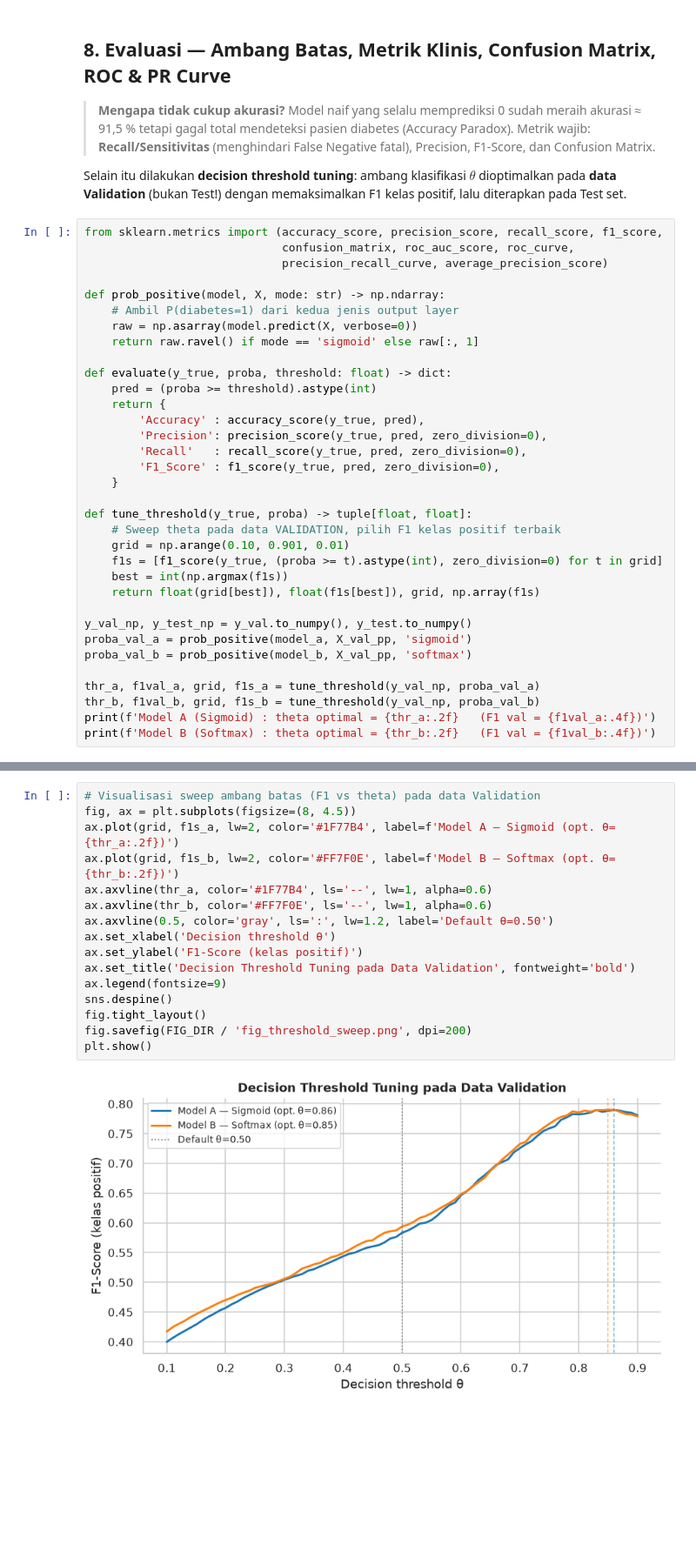
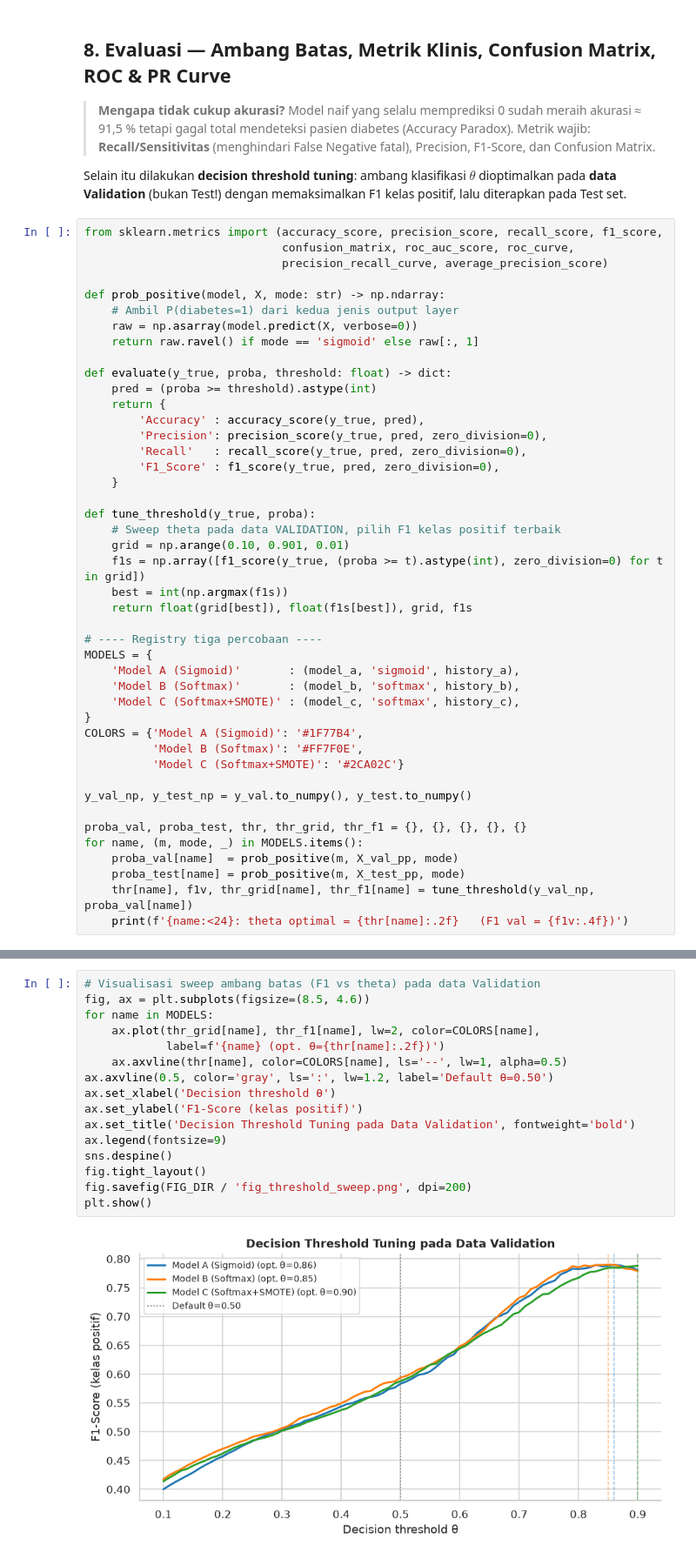
Before and after one commit to zahran-rzq/DSEC_Diabetes_Prediction_Project, a Jupyter notebook: src/diabetes_model_development.ipynb, the cells around one changed output, grey strips where cells are left out. Shown at 87% size. Drawn from its saved outputs; the diff is of its cells as text; blank space fills up the shorter version.

```diff
--- a/src/diabetes_model_development.ipynb
+++ b/src/diabetes_model_development.ipynb
@@ -526,19 +596,29 @@ def evaluate(y_true, proba, threshold: float) -> dict:
         'F1_Score' : f1_score(y_true, pred, zero_division=0),
     }
 
-def tune_threshold(y_true, proba) -> tuple[float, float]:
+def tune_threshold(y_true, proba):
     # Sweep theta pada data VALIDATION, pilih F1 kelas positif terbaik
     grid = np.arange(0.10, 0.901, 0.01)
-    f1s = [f1_score(y_true, (proba >= t).astype(int), zero_division=0) for t in grid]
+    f1s = np.array([f1_score(y_true, (proba >= t).astype(int), zero_division=0) for t in grid])
     best = int(np.argmax(f1s))
-    return float(grid[best]), float(f1s[best]), grid, np.array(f1s)
+    return float(grid[best]), float(f1s[best]), grid, f1s
+
+# ---- Registry tiga percobaan ----
+MODELS = {
+    'Model A (Sigmoid)'       : (model_a, 'sigmoid', history_a),
+    'Model B (Softmax)'       : (model_b, 'softmax', history_b),
+    'Model C (Softmax+SMOTE)' : (model_c, 'softmax', history_c),
+}
+COLORS = {'Model A (Sigmoid)': '#1F77B4',
+          'Model B (Softmax)': '#FF7F0E',
+          'Model C (Softmax+SMOTE)': '#2CA02C'}
 
 y_val_np, y_test_np = y_val.to_numpy(), y_test.to_numpy()
-proba_val_a = prob_positive(model_a, X_val_pp, 'sigmoid')
-proba_val_b = prob_positive(model_b, X_val_pp, 'softmax')
 
-thr_a, f1val_a, grid, f1s_a = tune_threshold(y_val_np, proba_val_a)
-thr_b, f1val_b, grid, f1s_b = tune_threshold(y_val_np, proba_val_b)
-print(f'Model A (Sigmoid) : theta optimal = {thr_a:.2f}   (F1 val = {f1val_a:.4f})')
-print(f'Model B (Softmax) : theta optimal = {thr_b:.2f}   (F1 val = {f1val_b:.4f})')
+proba_val, proba_test, thr, thr_grid, thr_f1 = {}, {}, {}, {}, {}
+for name, (m, mode, _) in MODELS.items():
+    proba_val[name]  = prob_positive(m, X_val_pp, mode)
+    proba_test[name] = prob_positive(m, X_test_pp, mode)
+    thr[name], f1v, thr_grid[name], thr_f1[name] = tune_threshold(y_val_np, proba_val[name])
+    print(f'{name:<24}: theta optimal = {thr[name]:.2f}   (F1 val = {f1v:.4f})')
 # %% [output]
@@ -547,18 +628,18 @@ Model B (Softmax) : theta optimal = 0.85   (F1 val = 0.7901)
 # %%
 # Visualisasi sweep ambang batas (F1 vs theta) pada data Validation
-fig, ax = plt.subplots(figsize=(8, 4.5))
-ax.plot(grid, f1s_a, lw=2, color='#1F77B4', label=f'Model A — Sigmoid (opt. θ={thr_a:.2f})')
-ax.plot(grid, f1s_b, lw=2, color='#FF7F0E', label=f'Model B — Softmax (opt. θ={thr_b:.2f})')
-ax.axvline(thr_a, color='#1F77B4', ls='--', lw=1, alpha=0.6)
-ax.axvline(thr_b, color='#FF7F0E', ls='--', lw=1, alpha=0.6)
+fig, ax = plt.subplots(figsize=(8.5, 4.6))
+for name in MODELS:
+    ax.plot(thr_grid[name], thr_f1[name], lw=2, color=COLORS[name],
+            label=f'{name} (opt. θ={thr[name]:.2f})')
+    ax.axvline(thr[name], color=COLORS[name], ls='--', lw=1, alpha=0.5)
 ax.axvline(0.5, color='gray', ls=':', lw=1.2, label='Default θ=0.50')
 ax.set_xlabel('Decision threshold θ')
 ax.set_ylabel('F1-Score (kelas positif)')
 ax.set_title('Decision Threshold Tuning pada Data Validation', fontweight='bold')
 ax.legend(fontsize=9)
 sns.despine()
 fig.tight_layout()
 fig.savefig(FIG_DIR / 'fig_threshold_sweep.png', dpi=200)
 plt.show()
 # %% [output]
-[figure, old version]
+[figure, new version]
```
Also changed, not shown: parts of 20 cells of this notebook, 12 other files.
